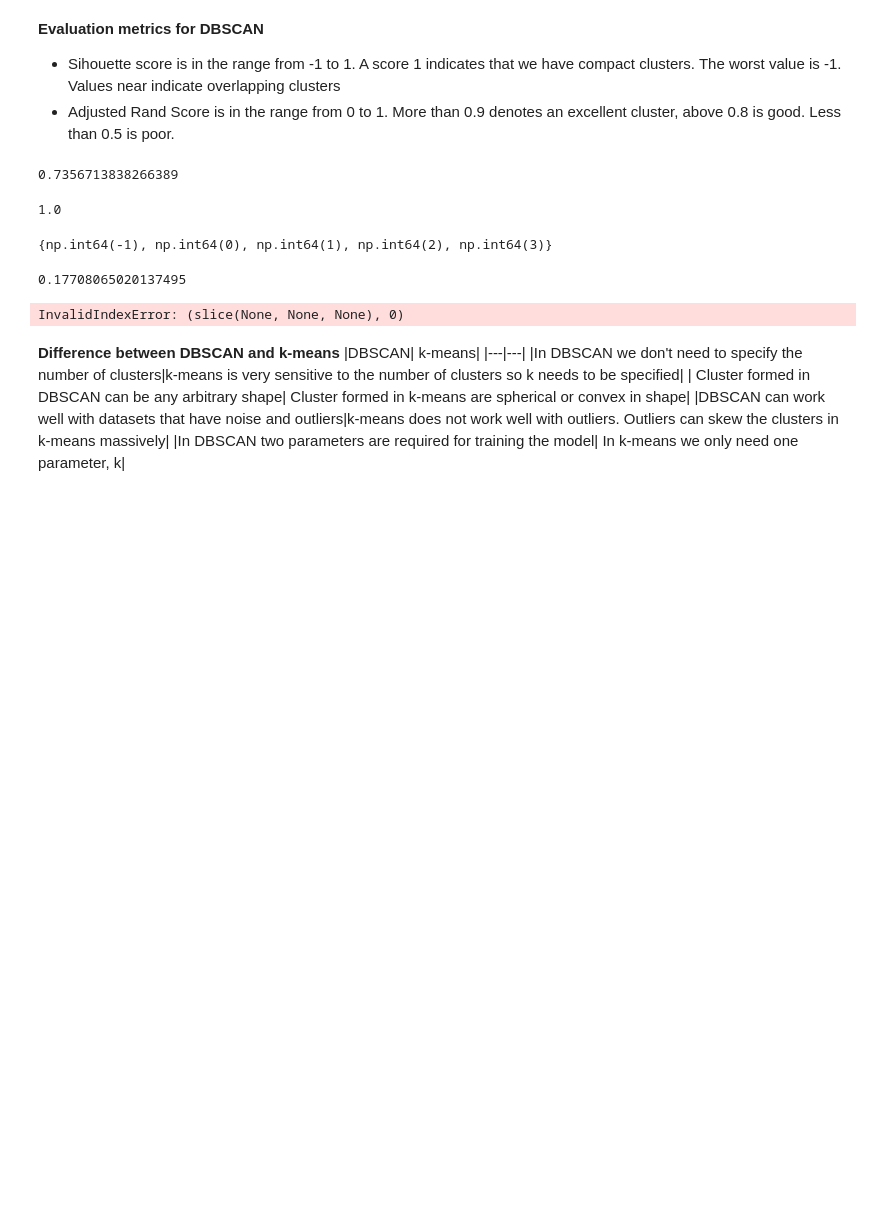
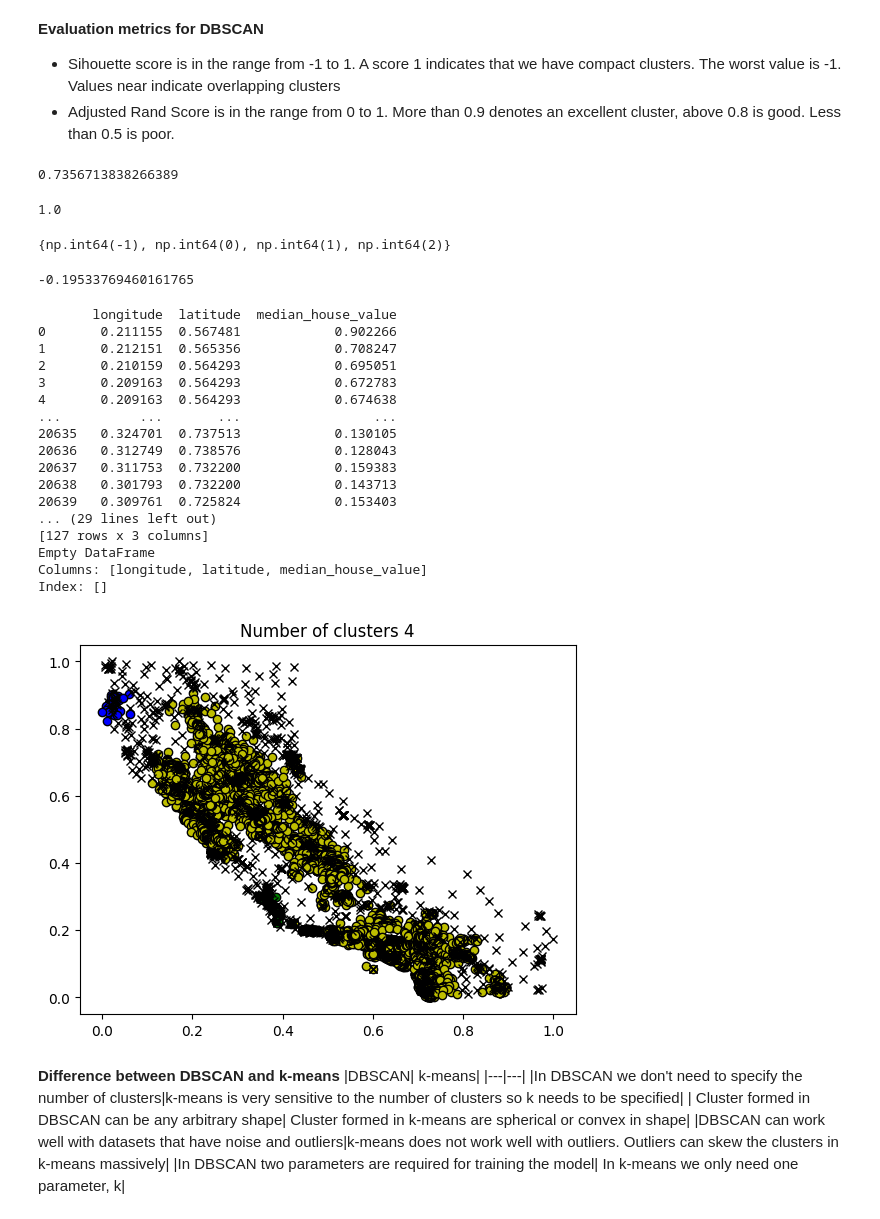
Before and after one commit to johnloane/sd4_dav_26, a Jupyter notebook: MLR/Cluster_Mon.ipynb, the cells around one changed output. Drawn from its saved outputs; the diff is of its cells as text; code cells hidden in the pictures; blank space fills up the shorter version.

Commit message:
Finish DBSCAN
Note example of where kmeans is poor and DBSCAN is better

```diff
--- a/MLR/Cluster_Mon.ipynb
+++ b/MLR/Cluster_Mon.ipynb
@@ -530,17 +530,17 @@ home_data_norm = home_data
 scaler.fit(home_data[['median_house_value']])
 home_data_norm.median_house_value = scaler.transform(home_data['median_house_value'].values.reshape(-1, 1))
 # %%
-db = DBSCAN(eps=0.05, min_samples=30).fit(home_data_norm)
+db = DBSCAN(eps=0.06, min_samples=45).fit(home_data_norm)
 # %%
 db_set = set(db.labels_)
 db_set
 # %% [output]
-{np.int64(-1), np.int64(0), np.int64(1), np.int64(2), np.int64(3)}
+{np.int64(-1), np.int64(0), np.int64(1), np.int64(2)}
 # %%
 sc = metrics.silhouette_score(home_data_norm, db.labels_)
 sc
 # %% [output]
-0.17708065020137495
+-0.19533769460161765
 # %%
 core_samples_mask = np.zeros_like(db.labels_, dtype=bool)
 # %%
@@ -548,23 +548,41 @@ core_samples_mask[db.core_sample_indices_] = True
 # %%
 #Plot result
 #Black to indicate noise
 unique_labels = set(db.labels_)
 colours = ['y', 'b', 'g', 'r']
 for k, col in zip(unique_labels, colours):
     if k == -1:
         #Black is the colour for noise
         col = 'k'
 
     class_member_mask = (db.labels_ == k)
     xy = home_data_norm[class_member_mask & core_samples_mask]
-    plt.plot(xy[:,0], xy[:, 1], 'o', markerfacecolor=col, markeredgecolor='k', markersize = 6)
+    print(xy)
+    plt.plot(xy['longitude'], xy['latitude'], 'o', markerfacecolor=col, markeredgecolor='k', markersize = 6)
     xy = home_data_norm[class_member_mask & ~core_samples_mask]
-    plt.plot(xy[:,0], xy[:, 1], 'x', markerfacecolor=col, markeredgecolor='k', markersize = 6)
+    plt.plot(xy['longitude'], xy['latitude'], 'x', markerfacecolor=col, markeredgecolor='k', markersize = 6)
 
 plt.title(f"Number of clusters {n_clusters}")
 plt.show()
 # %% [output]
-InvalidIndexError: (slice(None, None, None), 0)
+       longitude  latitude  median_house_value
+0       0.211155  0.567481            0.902266
+1       0.212151  0.565356            0.708247
+2       0.210159  0.564293            0.695051
+3       0.209163  0.564293            0.672783
+4       0.209163  0.564293            0.674638
+...          ...       ...                 ...
+20635   0.324701  0.737513            0.130105
+20636   0.312749  0.738576            0.128043
+20637   0.311753  0.732200            0.159383
+20638   0.301793  0.732200            0.143713
+20639   0.309761  0.725824            0.153403
+... (29 lines left out)
+[127 rows x 3 columns]
+Empty DataFrame
+Columns: [longitude, latitude, median_house_value]
+Index: []
+[figure, added]
 # %% [markdown]
 **Difference between DBSCAN and k-means**
 |DBSCAN| k-means|
```
Also changed, not shown: parts of 10 cells of this notebook.
